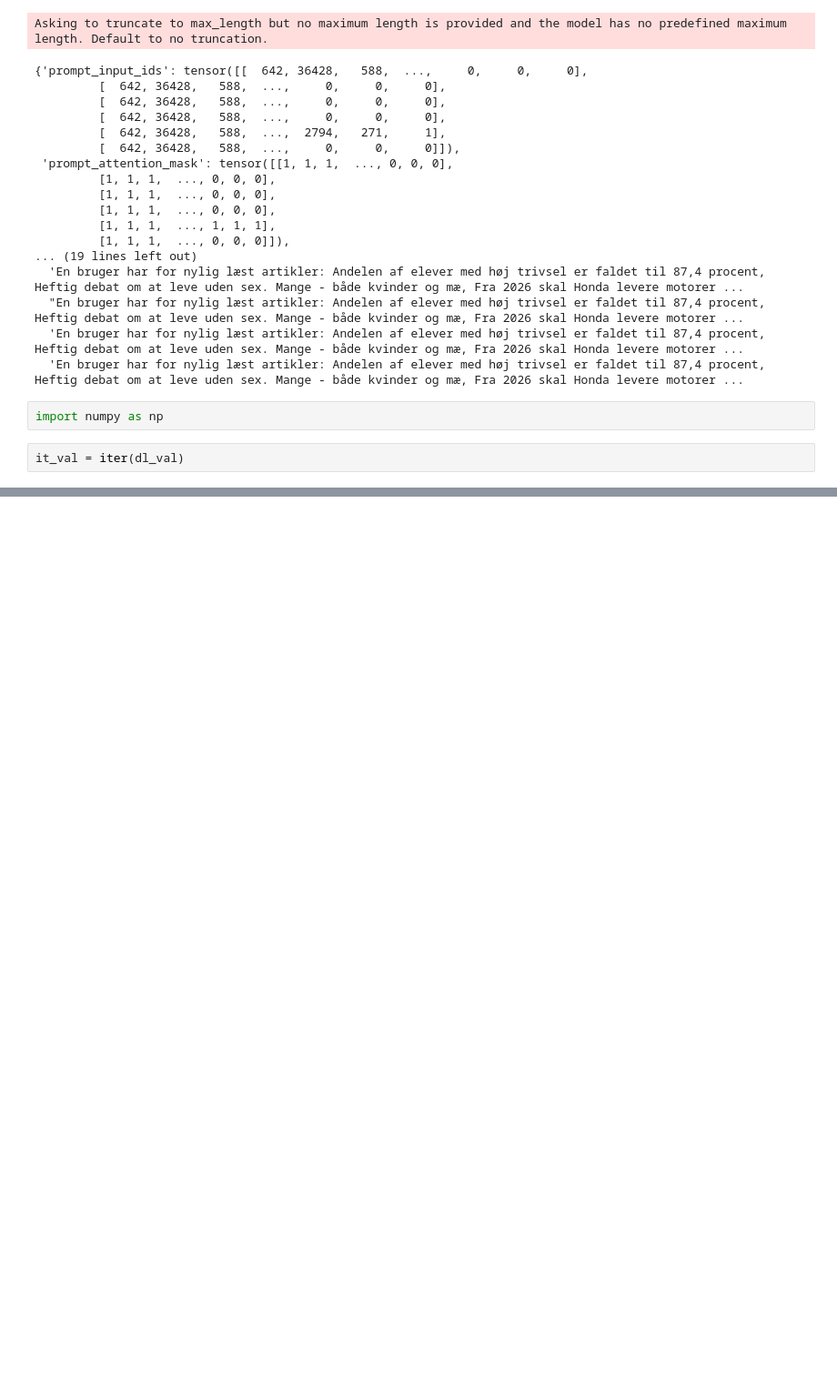
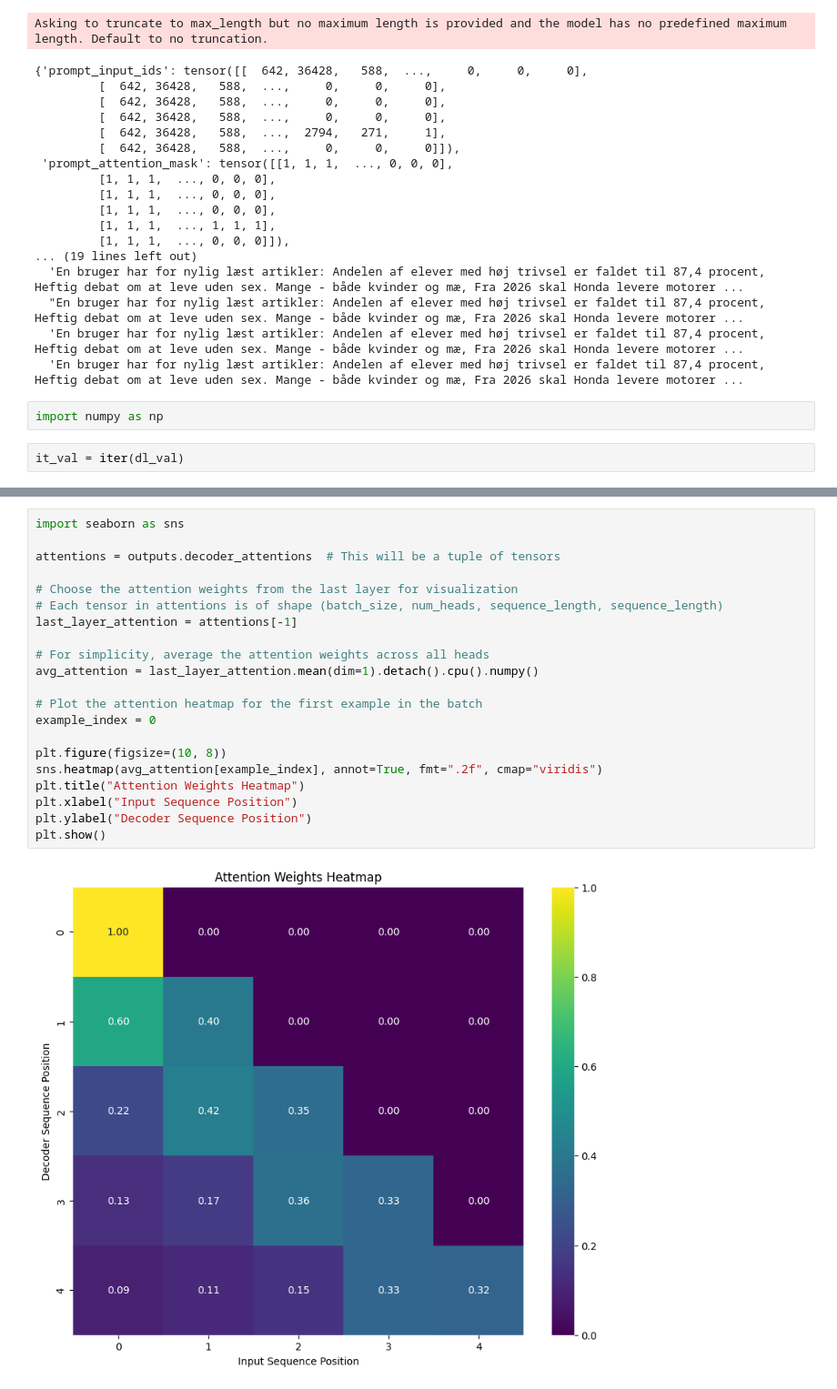
Before and after one commit to WouterBant/RecSys, a Jupyter notebook: notebooks/understand_model.ipynb, the cells around one changed output, grey strips where cells are left out. Shown at 91% size. Cells and saved outputs as stored; diff of their text form; blank space fills up the shorter version.

```diff
--- a/notebooks/understand_model.ipynb
+++ b/notebooks/understand_model.ipynb
@@ -130,0 +262,23 @@ it_val = iter(dl_val)
+# %%
+import seaborn as sns
+
+attentions = outputs.decoder_attentions  # This will be a tuple of tensors
+
+# Choose the attention weights from the last layer for visualization
+# Each tensor in attentions is of shape (batch_size, num_heads, sequence_length, sequence_length)
+last_layer_attention = attentions[-1]
+
+# For simplicity, average the attention weights across all heads
+avg_attention = last_layer_attention.mean(dim=1).detach().cpu().numpy()
+
+# Plot the attention heatmap for the first example in the batch
+example_index = 0
+
+plt.figure(figsize=(10, 8))
+sns.heatmap(avg_attention[example_index], annot=True, fmt=".2f", cmap="viridis")
+plt.title("Attention Weights Heatmap")
+plt.xlabel("Input Sequence Position")
+plt.ylabel("Decoder Sequence Position")
+plt.show()
+# %% [output]
+[figure, added]
```
Also changed, not shown: parts of 37 cells of this notebook.
